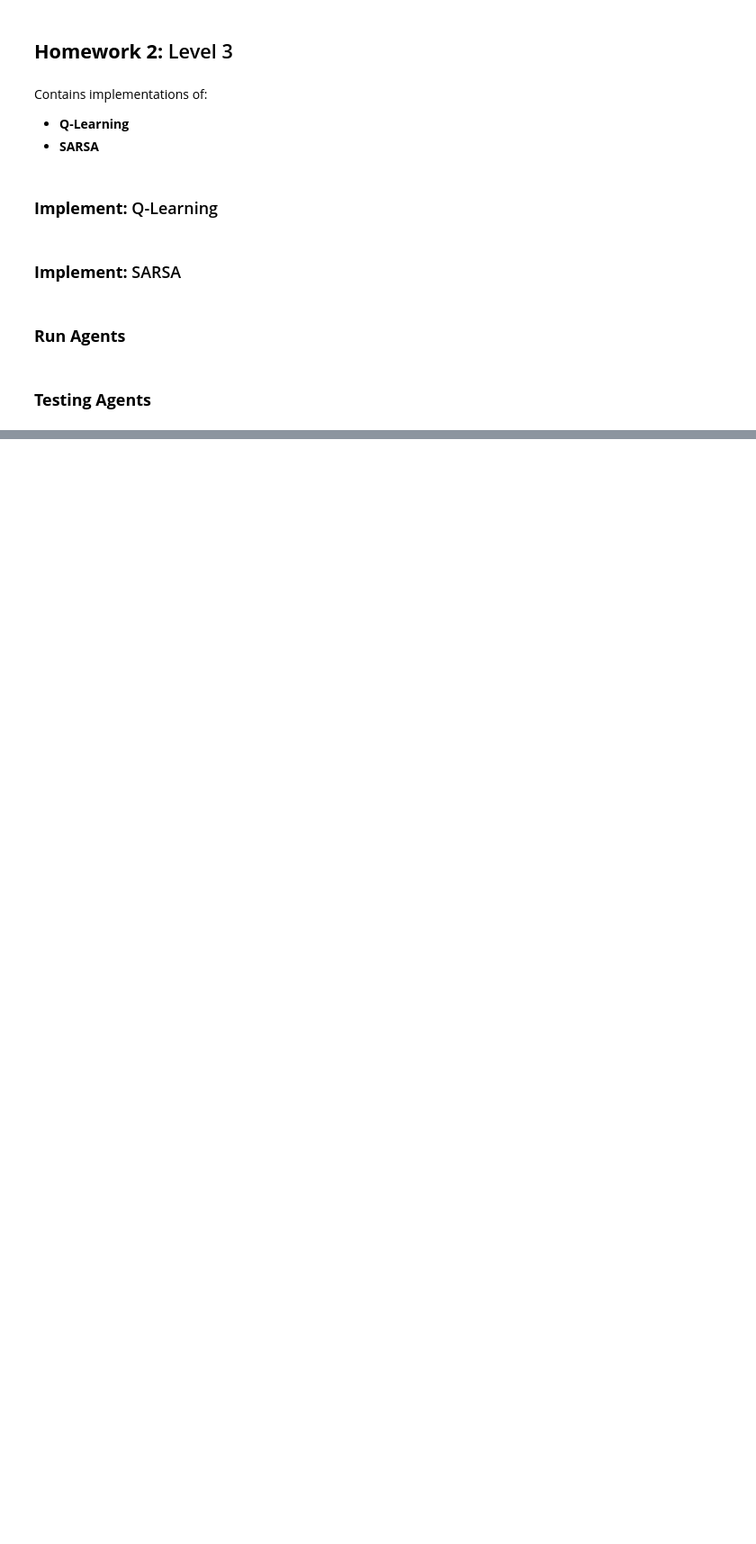
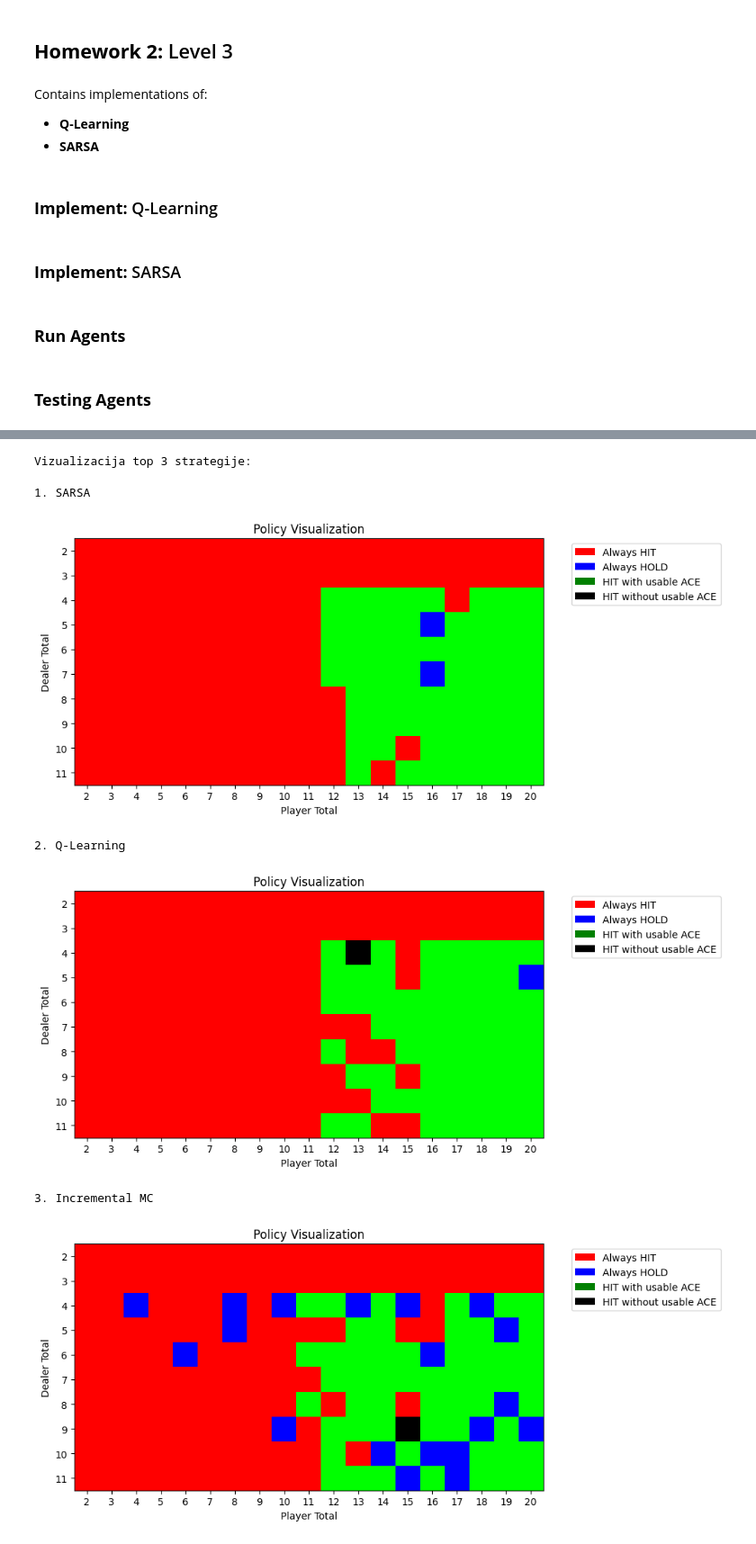
Before and after one commit to sav0sav1c5/reinforcement-learning, a Jupyter notebook: src/RL-Blackjack.ipynb, the cells around one changed output, grey strips where cells are left out. Shown at 90% size. Drawn from its saved outputs; the diff is of its cells as text; code cells hidden in the pictures; blank space fills up the shorter version.

Commit message:
feat: Final agent tests and helper methods

```diff
--- a/src/RL-Blackjack.ipynb
+++ b/src/RL-Blackjack.ipynb
@@ -2079,0 +2045,27 @@ visualize_policy(sarsa_policy)
+# %%
+naive_mc = NaiveMonteCarloAlgorithm(gamma=0.95, epsilon=0.3)
+
+incremental_mc = IncrementalMonteCarloAlgorithm(gamma=0.95, epsilon=0.4, alpha=0.02, epsilon_decay=0.998, min_epsilon=0.05)
+
+q_learning = QLearning(gamma=0.95, epsilon=0.4, alpha=0.02, epsilon_decay=0.995, min_epsilon=0.01)
+
+sarsa = SARSA(gamma=0.95, epsilon=0.4, alpha=0.02, epsilon_decay=0.995, min_epsilon=0.01)
+
+agents = {
+    "Naive MC": naive_mc,
+    "Incremental MC": incremental_mc,
+    "Q-Learning": q_learning,
+    "SARSA": sarsa
+}
+# %%
+# Treniranje
+training_results = {}
+for name, agent in agents.items():
+    print(f"\nTreniranje {name}...")
+    # Faza 1: protiv random
+    trained_agent, _ = train_agent_enhanced(agent, random_policy, 100000, game, 20000)
+    # Faza 2: protiv dealer
+    trained_agent, _ = train_agent_enhanced(trained_agent, dealer_policy, 100000, game, 20000)
+    training_results[name] = trained_agent
+
+print("\nTreniranje završeno!")
@@ -2079,0 +2126,7 @@ visualize_policy(sarsa_policy)
+# %%
+# Start evaluation
+final_results = comprehensive_evaluation(training_results, game)
+
+# Sort by performans
+sorted_results = sorted(final_results.items(), key=lambda x: x[1]["win_rate"], reverse=True)
+print(f"\nNajbolji agent: {sorted_results[0][0]} sa {sorted_results[0][1]['win_rate']:.1f}%")
@@ -2079,0 +2142,15 @@ visualize_policy(sarsa_policy)
+# %%
+print("\nVizualizacija top 3 strategije:")
+for i, (agent_name, _) in enumerate(sorted_results[:4], 1):
+    agent = training_results[agent_name]
+    policy = greedy_policy_from_q_values(agent.q_values)
+    print(f"\n{i}. {agent_name}")
+    visualize_policy(policy)
+# %% [output]
+Vizualizacija top 3 strategije:
+1. SARSA
+[figure, added]
+2. Q-Learning
+[figure, added]
+3. Incremental MC
+[figure, added]
```
Also changed, not shown: parts of 19 cells of this notebook.
